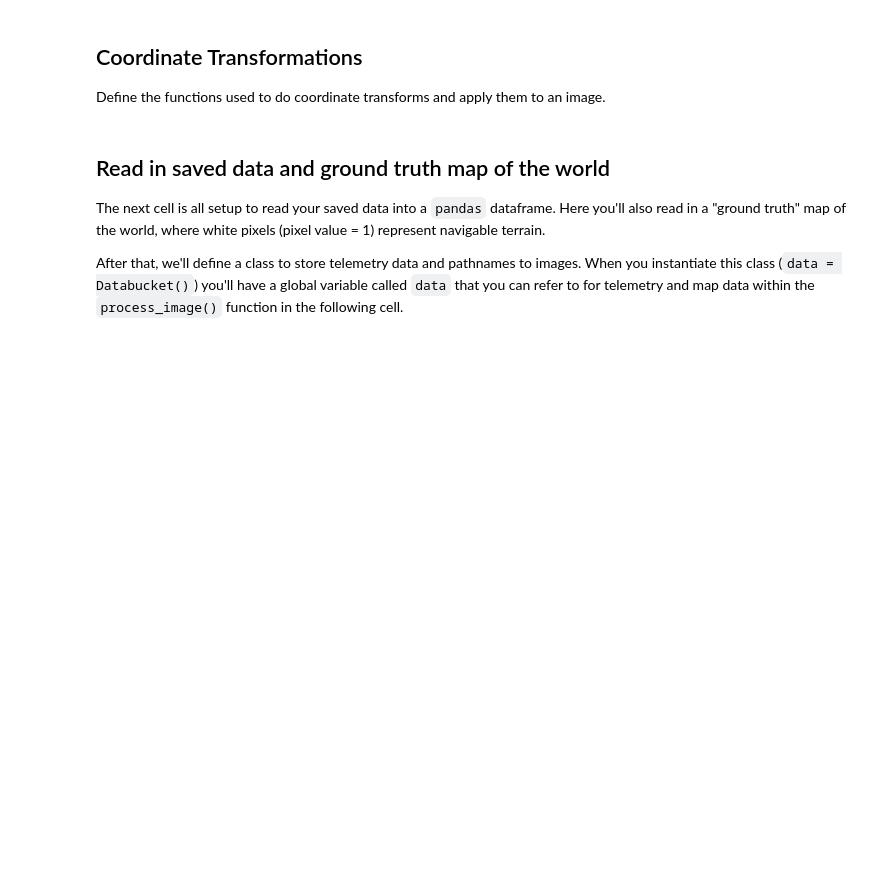
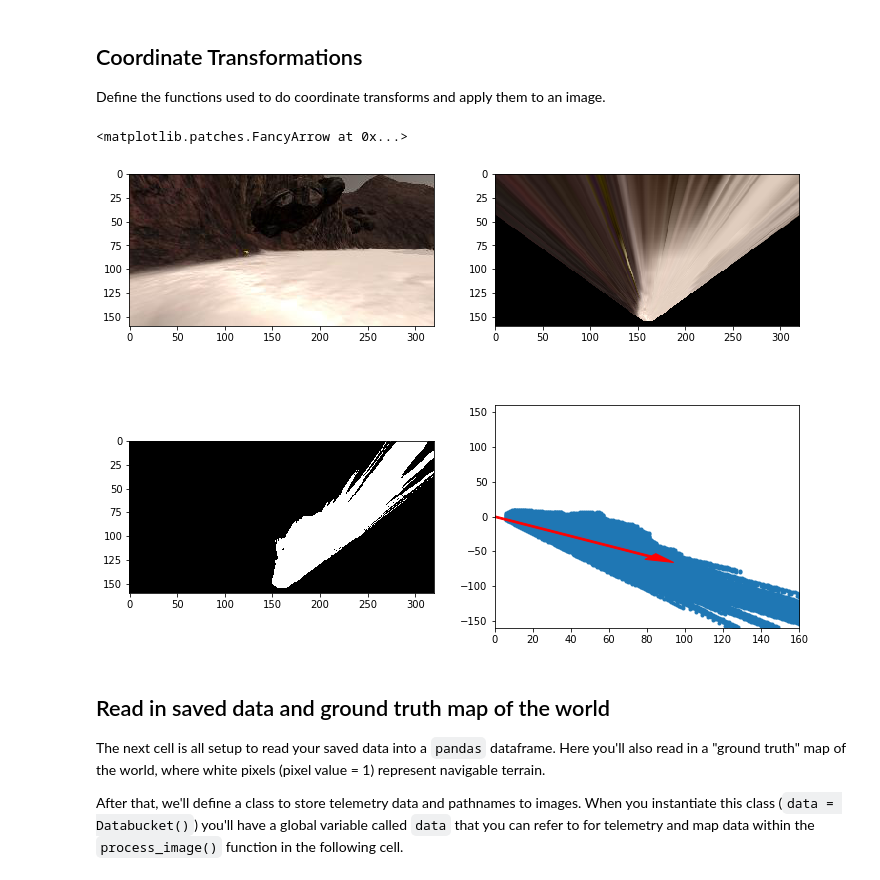
Before and after one commit to WuStangDan/RoboND-P01-Search-and-Sample, a Jupyter notebook: code/Rover_Project_Test_Notebook.ipynb, the cells around one changed output. Saved outputs shown, nothing was run; the diff lists cells and outputs as text; code cells hidden in the pictures; blank space fills up the shorter version.

```diff
--- a/code/Rover_Project_Test_Notebook.ipynb
+++ b/code/Rover_Project_Test_Notebook.ipynb
@@ -156,7 +177,6 @@ def rotate_pix(xpix, ypix, yaw):
     # Convert yaw to radians
     yaw_rad = yaw * np.pi / 180
     xpix_rotated = (xpix * np.cos(yaw_rad)) - (ypix * np.sin(yaw_rad))
-
     ypix_rotated = (xpix * np.sin(yaw_rad)) + (ypix * np.cos(yaw_rad))
     # Return the result
     return xpix_rotated, ypix_rotated
@@ -171,7 +191,7 @@ def translate_pix(xpix_rot, ypix_rot, xpos, ypos, scale):
 
 # Define a function to apply rotation and translation (and clipping)
 # Once you define the two functions above this function should work
-def pix_to_world(xpix, ypix, xpos, ypos, yaw, world_size, scale):
+def pix_to_world(xpix, ypix, xpos, ypos, yaw, world_size=200, scale=10):
     # Apply rotation
     xpix_rot, ypix_rot = rotate_pix(xpix, ypix, yaw)
     # Apply translation
@@ -182,33 +202,36 @@ def pix_to_world(xpix, ypix, xpos, ypos, yaw, world_size, scale):
     # Return the result
     return x_pix_world, y_pix_world
 
 # Grab another random image
 idx = np.random.randint(0, len(img_list)-1)
 image = mpimg.imread(img_list[idx])
 warped = perspect_transform(image, source, destination)
 threshed = color_thresh(warped)
 
 # Calculate pixel values in rover-centric coords and distance/angle to all pixels
 xpix, ypix = rover_coords(threshed)
 dist, angles = to_polar_coords(xpix, ypix)
 mean_dir = np.mean(angles)
 
 # Do some plotting
 fig = plt.figure(figsize=(12,9))
 plt.subplot(221)
 plt.imshow(image)
 plt.subplot(222)
 plt.imshow(warped)
 plt.subplot(223)
 plt.imshow(threshed, cmap='gray')
 plt.subplot(224)
 plt.plot(xpix, ypix, '.')
 plt.ylim(-160, 160)
 plt.xlim(0, 160)
 arrow_length = 100
 x_arrow = arrow_length * np.cos(mean_dir)
 y_arrow = arrow_length * np.sin(mean_dir)
 plt.arrow(0, 0, x_arrow, y_arrow, color='red', zorder=2, head_width=10, width=2)
+# %% [output]
+<matplotlib.patches.FancyArrow at 0x...>
+[figure, added]
 # %% [markdown]
 ## Read in saved data and ground truth map of the world
 The next cell is all setup to read your saved data into a `pandas` dataframe.  Here you'll also read in a "ground truth" map of the world, where white pixels (pixel value = 1) represent navigable terrain.
```
Also changed, not shown: parts of 10 cells of this notebook.
